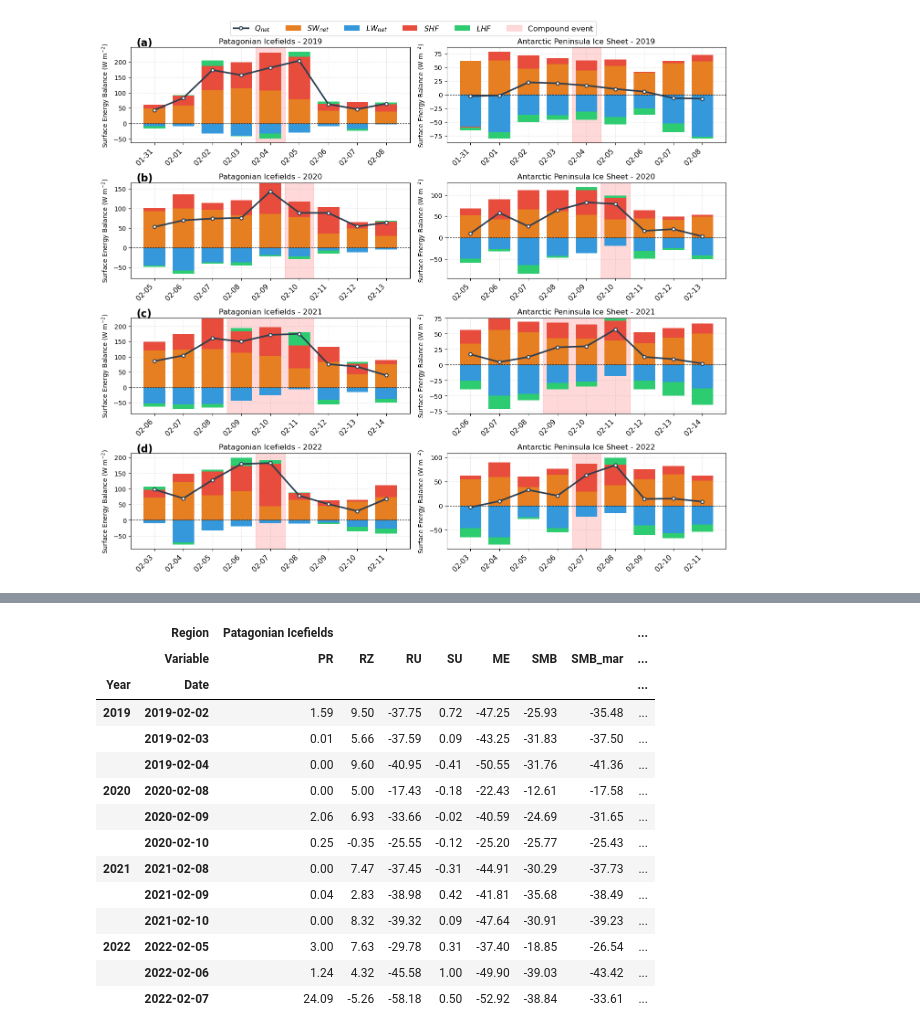
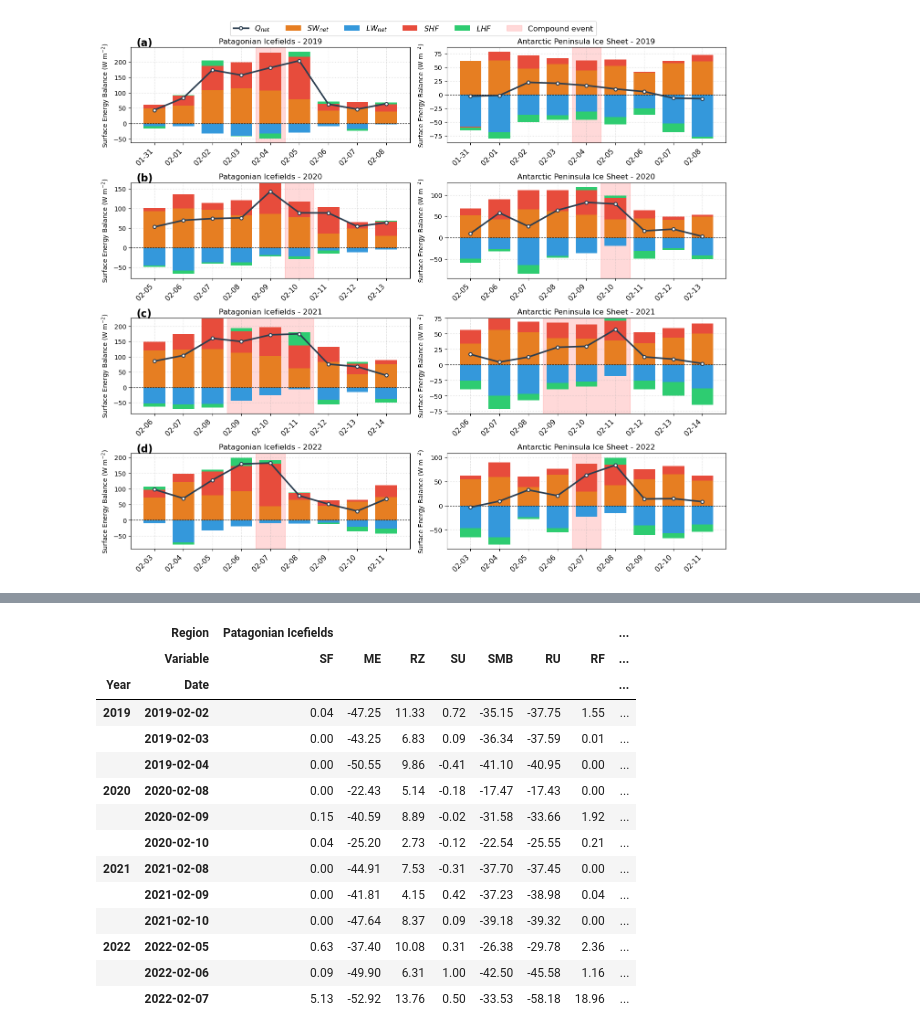
Before and after one commit to cryohydromettools/PIs_APIS_Part2, a Jupyter notebook: SEB_SMB_cases.ipynb, the cells around one changed output, grey strips where cells are left out. Saved outputs shown, nothing was run; the diff lists cells and outputs as text; code cells hidden in the pictures.

```diff
--- a/SEB_SMB_cases.ipynb
+++ b/SEB_SMB_cases.ipynb
@@ -472,7 +472,7 @@ for event in events_seb:
 table_seb_selected = pd.concat(selected_subsets_seb)
 
 # Opción A: Mantenerlos como números pero formatear la visualización en consola
-pd.set_option('display.float_format', lambda x: '%.1f' % x)
+pd.set_option('display.float_format', lambda x: '%.0f' % x)
 
 # Opción B (Opcional): Si quieres que las celdas sean texto estricto con 2 decimales:
 # table_seb_selected = table_seb_selected.applymap(lambda x: f"{x:.2f}" if isinstance(x, (int, float)) else x)
@@ -510,9 +510,11 @@ def process_mar_patagonia(path_pattern, mask, spatial_dims=('Y25_370', 'X29_205'
     ds_PR = ds_SF['SF'] + ds_RF['RF']
 
     #ds_RE = (ds_PR - ds_RU['RU'] - ds_SU['SU'] - ds_SMB['SMB']).clip(min=0)
-    ds_RE = ds_ME['ME'] - ds_RU['RU'] # + ds_RF['RF']
+    ds_RE = (ds_ME['ME'] + ds_RF['RF'] - ds_RU['RU']).clip(min=0) #
 
-    ds_SMB = ds_PR + ds_RE - ds_RU['RU'] - ds_SU['SU']
+    #ds_SMB = ds_PR + ds_RE - ds_RU['RU'] - ds_SU['SU']
+    #ds_SMB = ds_PR + ds_RE - ds_ME['ME'] - ds_RF['RF'] - ds_SU['SU']
+    ds_SMB = ds_SF['SF'] + ds_RE - ds_ME['ME'] - ds_SU['SU']
 
 
     # Precipitación total PR = SF + RF (Entrada de masa positiva)
@@ -524,7 +526,7 @@ def process_mar_patagonia(path_pattern, mask, spatial_dims=('Y25_370', 'X29_205'
     su = (-1 * ds_SU['SU']).mean(spatial_dims).to_dataframe()['SU']
     ru = (-1 * ds_RU['RU']).mean(spatial_dims).to_dataframe()['RU']
     me = (-1 * ds_ME['ME']).mean(spatial_dims).to_dataframe()['ME']
-    rf = ds_RF['RF'].mean(spatial_dims).to_dataframe()['RF']
+    rf = (ds_RF['RF']).mean(spatial_dims).to_dataframe()['RF']
     sf = ds_SF['SF'].mean(spatial_dims).to_dataframe()['SF']
     smb_var = ds_SMB_var['SMB'].mean(spatial_dims).to_dataframe()['SMB']
     smb = ds_SMB.mean(spatial_dims).to_dataframe(name='SMB')['SMB']
@@ -553,27 +555,29 @@ def process_mar_apis(path_pattern, mask, spatial_dims=('Y', 'X')):
     ds_SU  = read_mar_var_AP(path_pattern=path_pattern, var_names=['SU']).where(mask)
     ds_RU  = read_mar_var_AP(path_pattern=path_pattern, var_names=['RU']).where(mask)
     ds_ME  = read_mar_var_AP(path_pattern=path_pattern, var_names=['ME']).where(mask)
-    ds_RZ  = read_mar_var_AP(path_pattern=path_pattern, var_names=['RZ']).where(mask)
+    #ds_RZ  = read_mar_var_AP(path_pattern=path_pattern, var_names=['RZ']).where(mask)
 
     ds_SMB_var = read_mar_var_AP(path_pattern=path_pattern, var_names=['SMB']).where(mask)
     ds_PR = ds_SF['SF'] + ds_RF['RF']
 
-    ds_SMB = ds_PR + ds_RZ['RZ'] - ds_RU['RU'] - ds_SU['SU']
+    #ds_RE = (ds_PR - ds_RU['RU'] - ds_SU['SU'] - ds_SMB['SMB']).clip(min=0)
+    ds_RE = (ds_ME['ME'] + ds_RF['RF'] - ds_RU['RU']).clip(min=0) #
 
-    #ds_RE = (ds_PR - ds_RU['RU'] - ds_SU['SU'] - ds_SMB['SMB']).clip(min=0)
+#    ds_SMB = ds_PR + ds_RE - ds_ME['ME'] - ds_RF['RF'] - ds_SU['SU']
+    ds_SMB = ds_SF['SF'] + ds_RE - ds_ME['ME'] - ds_SU['SU']
 
 
     # Precipitación total PR = SF + RF (Entrada de masa positiva)
     pr = ds_PR.mean(spatial_dims).to_dataframe(name='PR')['PR']
 
-    #re = ds_RE.mean(spatial_dims).to_dataframe(name='RE')['RE']
-    re  = ds_RZ['RZ'].mean(spatial_dims).to_dataframe()['RZ']
+    re = ds_RE.mean(spatial_dims).to_dataframe(name='RE')['RE']
+    #re  = ds_RZ['RZ'].mean(spatial_dims).to_dataframe()['RZ']
 
     # Salidas de masa (se consideran negativas)
     su = (-1 * ds_SU['SU']).mean(spatial_dims).to_dataframe()['SU']
     ru = (-1 * ds_RU['RU']).mean(spatial_dims).to_dataframe()['RU']
     me = (-1 * ds_ME['ME']).mean(spatial_dims).to_dataframe()['ME']
-    rf = ds_RF['RF'].mean(spatial_dims).to_dataframe()['RF']
+    rf = (ds_RF['RF']).mean(spatial_dims).to_dataframe()['RF']
     sf = ds_SF['SF'].mean(spatial_dims).to_dataframe()['SF']
     smb_var = ds_SMB_var['SMB'].mean(spatial_dims).to_dataframe()['SMB']
     smb = ds_SMB.mean(spatial_dims).to_dataframe(name='SMB')['SMB']
@@ -813,7 +810,7 @@ import pandas as pd
 import numpy as np
 
 # 1. Definir las variables del SMB
-smb_vars = ["PR", "RZ",  "RU", "SU", "ME", "SMB", "SMB_mar"]
+smb_vars = ["SF", "ME", "RZ", "SU", "SMB", "RU", "RF",]
 
 events_smb = [
     {"year": 2019, "end_date": "2019-02-04"},
@@ -853,44 +850,44 @@ for event in events_smb:
     pat_sub = df_PIs_clean.loc[start_date:end_date].copy()
     pat_sub.index = pd.MultiIndex.from_product([[year], pat_sub.index], names=["Year", "Date"])
 
     pen_sub = df_APIS_clean.loc[start_date:end_date].copy()
     pen_sub.index = pd.MultiIndex.from_product([[year], pen_sub.index], names=["Year", "Date"])
 
     # Unir regiones horizontalmente (Patagonia primero, APIS después)
     combined_year = pd.concat(
         [pat_sub, pen_sub],
         axis=1,
         keys=["Patagonian Icefields", "Antarctic Peninsula Ice Sheet"],
         names=["Region", "Variable"],
     )
 
     selected_subsets_smb.append(combined_year)
 
 # 5. Concatenar todos los eventos
 table_smb_selected = pd.concat(selected_subsets_smb)
 
 # Configuración para forzar la visualización estricta de 2 decimales en pantalla
 pd.set_option('display.float_format', lambda x: '%.2f' % x)
 
 # Mostrar la tabla formateada
 table_smb_selected
 
 # Opcional: Exportar a Excel o CSV redondeado a 2 decimales
 # table_smb_selected.round(2).to_excel("SMB_components_selected.xlsx")
 # table_smb_selected.round(2).to_csv("SMB_components_selected.csv")
 # %% [output]
 |  | Region | Patagonian Icefields |  |  |  |  |  |  | ... |
-|  | Variable | PR | RZ | RU | SU | ME | SMB | SMB_mar | ... |
+|  | Variable | SF | ME | RZ | SU | SMB | RU | RF | ... |
 | Year | Date |  |  |  |  |  |  |  | ... |
-| 2019 | 2019-02-02 | 1.59 | 9.50 | -37.75 | 0.72 | -47.25 | -25.93 | -35.48 | ... |
-|  | 2019-02-03 | 0.01 | 5.66 | -37.59 | 0.09 | -43.25 | -31.83 | -37.50 | ... |
-|  | 2019-02-04 | 0.00 | 9.60 | -40.95 | -0.41 | -50.55 | -31.76 | -41.36 | ... |
-| 2020 | 2020-02-08 | 0.00 | 5.00 | -17.43 | -0.18 | -22.43 | -12.61 | -17.58 | ... |
-|  | 2020-02-09 | 2.06 | 6.93 | -33.66 | -0.02 | -40.59 | -24.69 | -31.65 | ... |
-|  | 2020-02-10 | 0.25 | -0.35 | -25.55 | -0.12 | -25.20 | -25.77 | -25.43 | ... |
-| 2021 | 2021-02-08 | 0.00 | 7.47 | -37.45 | -0.31 | -44.91 | -30.29 | -37.73 | ... |
-|  | 2021-02-09 | 0.04 | 2.83 | -38.98 | 0.42 | -41.81 | -35.68 | -38.49 | ... |
-|  | 2021-02-10 | 0.00 | 8.32 | -39.32 | 0.09 | -47.64 | -30.91 | -39.23 | ... |
-| 2022 | 2022-02-05 | 3.00 | 7.63 | -29.78 | 0.31 | -37.40 | -18.85 | -26.54 | ... |
-|  | 2022-02-06 | 1.24 | 4.32 | -45.58 | 1.00 | -49.90 | -39.03 | -43.42 | ... |
-|  | 2022-02-07 | 24.09 | -5.26 | -58.18 | 0.50 | -52.92 | -38.84 | -33.61 | ... |
+| 2019 | 2019-02-02 | 0.04 | -47.25 | 11.33 | 0.72 | -35.15 | -37.75 | 1.55 | ... |
+|  | 2019-02-03 | 0.00 | -43.25 | 6.83 | 0.09 | -36.34 | -37.59 | 0.01 | ... |
+|  | 2019-02-04 | 0.00 | -50.55 | 9.86 | -0.41 | -41.10 | -40.95 | 0.00 | ... |
+| 2020 | 2020-02-08 | 0.00 | -22.43 | 5.14 | -0.18 | -17.47 | -17.43 | 0.00 | ... |
+|  | 2020-02-09 | 0.15 | -40.59 | 8.89 | -0.02 | -31.58 | -33.66 | 1.92 | ... |
+|  | 2020-02-10 | 0.04 | -25.20 | 2.73 | -0.12 | -22.54 | -25.55 | 0.21 | ... |
+| 2021 | 2021-02-08 | 0.00 | -44.91 | 7.53 | -0.31 | -37.70 | -37.45 | 0.00 | ... |
+|  | 2021-02-09 | 0.00 | -41.81 | 4.15 | 0.42 | -37.23 | -38.98 | 0.04 | ... |
+|  | 2021-02-10 | 0.00 | -47.64 | 8.37 | 0.09 | -39.18 | -39.32 | 0.00 | ... |
+| 2022 | 2022-02-05 | 0.63 | -37.40 | 10.08 | 0.31 | -26.38 | -29.78 | 2.36 | ... |
+|  | 2022-02-06 | 0.09 | -49.90 | 6.31 | 1.00 | -42.50 | -45.58 | 1.16 | ... |
+|  | 2022-02-07 | 5.13 | -52.92 | 13.76 | 0.50 | -33.53 | -58.18 | 18.96 | ... |
```
Also changed, not shown: parts of 2 cells of this notebook, 26 other files.
